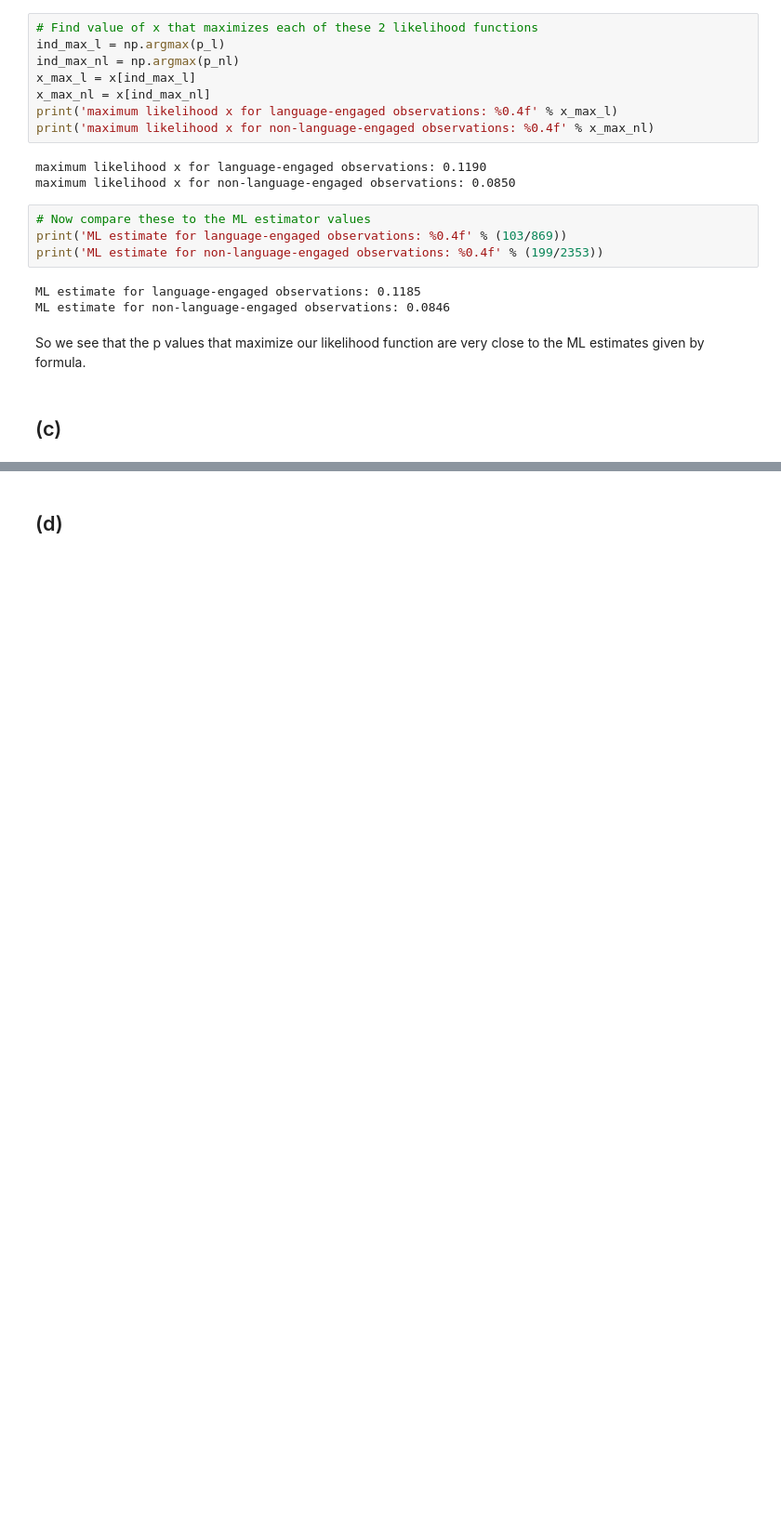
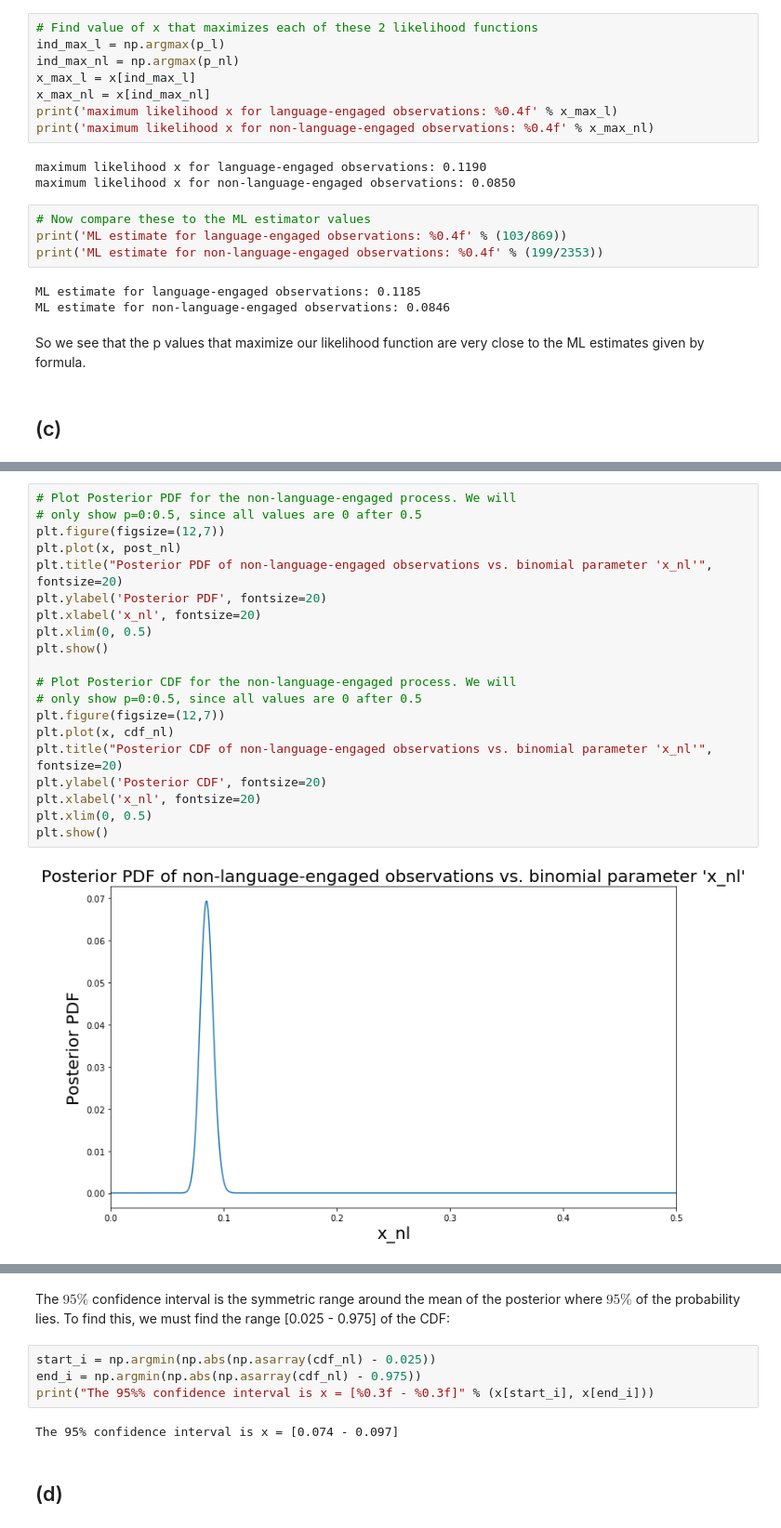
Before and after one commit to rfeinman/hw-mathtools, a Jupyter notebook: Feinman_Reuben_HW5/hw5.ipynb, the cells around one changed output, grey strips where cells are left out. Shown at 93% size. Drawn from its saved outputs; the diff is of its cells as text; blank space fills up the shorter version.

```diff
--- a/Feinman_Reuben_HW5/hw5.ipynb
+++ b/Feinman_Reuben_HW5/hw5.ipynb
@@ -279,0 +350,22 @@ So we see that the p values that maximize our likelihood function are very close
+# %%
+# Plot Posterior PDF for the non-language-engaged process. We will
+# only show p=0:0.5, since all values are 0 after 0.5
+plt.figure(figsize=(12,7))
+plt.plot(x, post_nl)
+plt.title("Posterior PDF of non-language-engaged observations vs. binomial parameter 'x_nl'", fontsize=20)
+plt.ylabel('Posterior PDF', fontsize=20)
+plt.xlabel('x_nl', fontsize=20)
+plt.xlim(0, 0.5)
+plt.show()
+
+# Plot Posterior CDF for the non-language-engaged process. We will
+# only show p=0:0.5, since all values are 0 after 0.5
+plt.figure(figsize=(12,7))
+plt.plot(x, cdf_nl)
+plt.title("Posterior CDF of non-language-engaged observations vs. binomial parameter 'x_nl'", fontsize=20)
+plt.ylabel('Posterior CDF', fontsize=20)
+plt.xlabel('x_nl', fontsize=20)
+plt.xlim(0, 0.5)
+plt.show()
+# %% [output]
+[figure, added]
@@ -280,2 +373,10 @@ So we see that the p values that maximize our likelihood function are very close
+# %% [markdown]
+The $95\%$ confidence interval is the symmetric range around the mean of the posterior where $95\%$ of the probability lies. To find this, we must find the range [0.025 - 0.975] of the CDF:
+# %%
+start_i = np.argmin(np.abs(np.asarray(cdf_nl) - 0.025))
+end_i = np.argmin(np.abs(np.asarray(cdf_nl) - 0.975))
+print("The 95%% confidence interval is x = [%0.3f - %0.3f]" % (x[start_i], x[end_i]))
+# %% [output]
+The 95% confidence interval is x = [0.074 - 0.097]
 # %% [markdown]
 ## (d)
```
Also changed, not shown: parts of 23 cells of this notebook.
